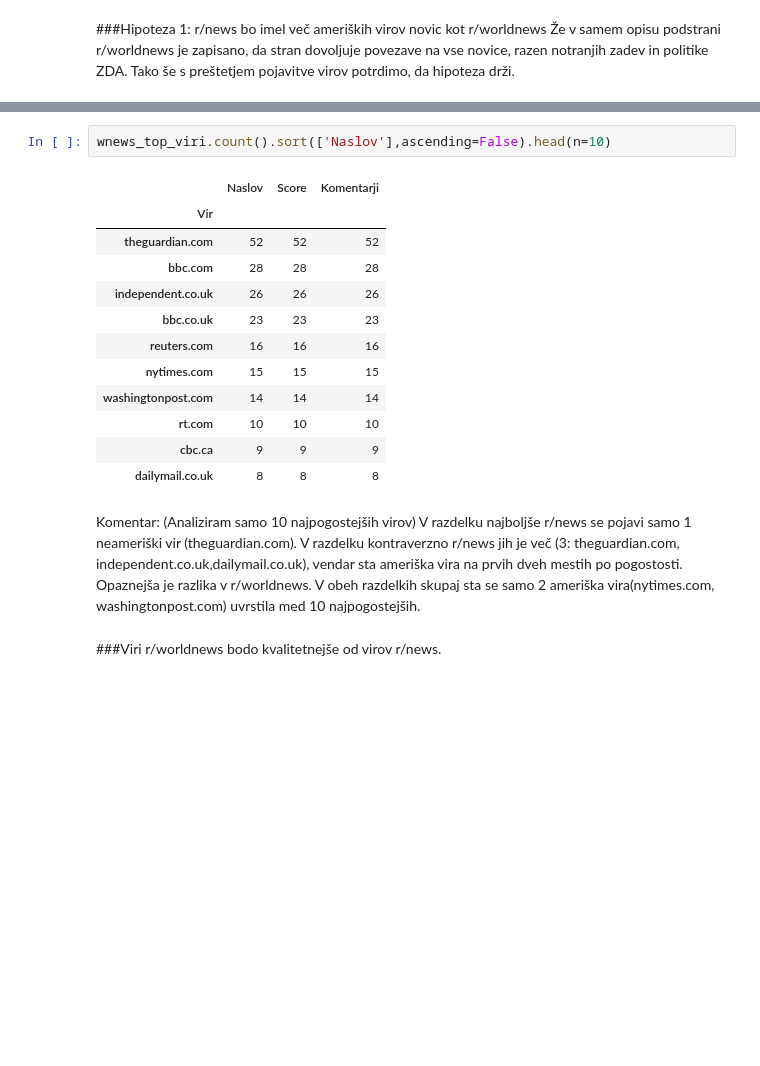
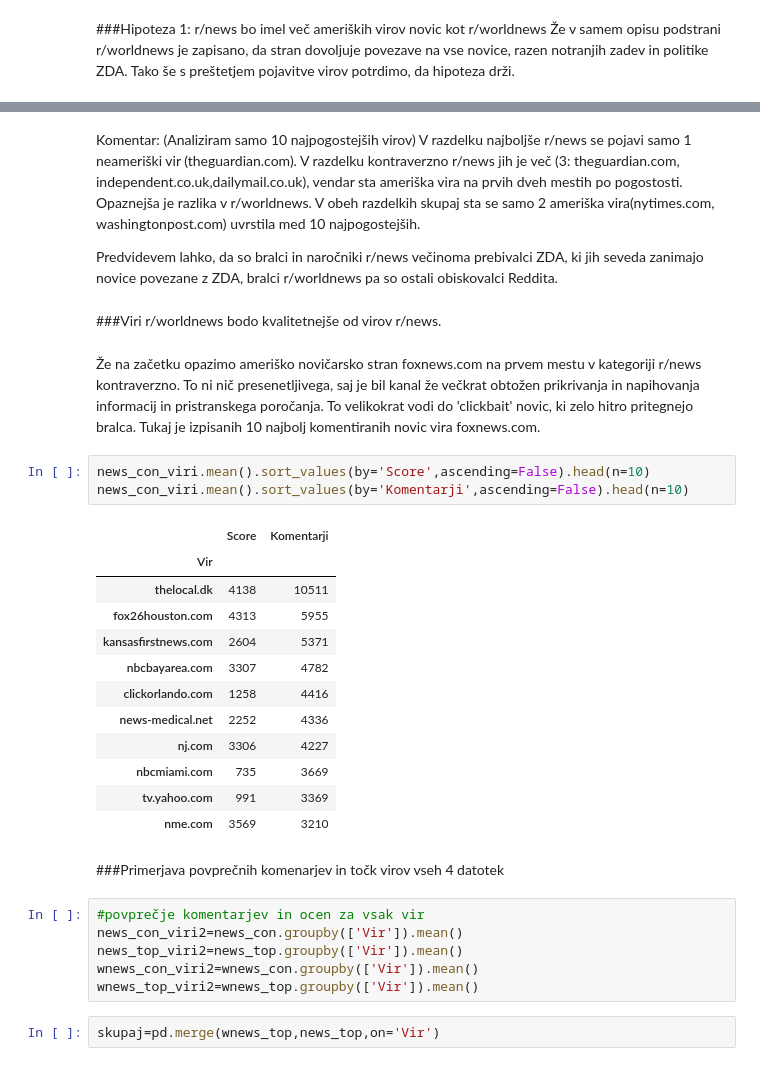
Before and after one commit to julijatominc/novice-Reddit, a Jupyter notebook: Analiza_novic.ipynb, the cells around one changed output, grey strips where cells are left out. Saved outputs shown, nothing was run; the diff lists cells and outputs as text; blank space fills up the shorter version.

```diff
--- a/Analiza_novic.ipynb
+++ b/Analiza_novic.ipynb
@@ -75,25 +90,40 @@ wnews_con_viri.count().sort(['Naslov'],ascending=False).head(n=10)
 | news.bbc.co.uk | 10 | 10 | 10 |
 | israelnationalnews.com | 10 | 10 | 10 |
 | ynetnews.com | 9 | 9 | 9 |
-# %%
-wnews_top_viri.count().sort(['Naslov'],ascending=False).head(n=10)
-# %% [output]
-|  | Naslov | Score | Komentarji |
-| Vir |  |  |  |
-| theguardian.com | 52 | 52 | 52 |
-| bbc.com | 28 | 28 | 28 |
-| independent.co.uk | 26 | 26 | 26 |
-| bbc.co.uk | 23 | 23 | 23 |
-| reuters.com | 16 | 16 | 16 |
-| nytimes.com | 15 | 15 | 15 |
-| washingtonpost.com | 14 | 14 | 14 |
-| rt.com | 10 | 10 | 10 |
-| cbc.ca | 9 | 9 | 9 |
-| dailymail.co.uk | 8 | 8 | 8 |
 # %% [markdown]
 Komentar:
 (Analiziram samo 10 najpogostejših virov)
 V razdelku najboljše r/news se pojavi samo 1 neameriški vir (theguardian.com). V razdelku kontraverzno r/news jih je več (3: theguardian.com, independent.co.uk,dailymail.co.uk), vendar sta ameriška vira na prvih dveh mestih po pogostosti.
 Opaznejša je razlika v r/worldnews. V obeh razdelkih skupaj sta se samo 2 ameriška vira(nytimes.com, washingtonpost.com) uvrstila med 10 najpogostejših.
+
+Predvidevem lahko, da so bralci in naročniki r/news večinoma prebivalci ZDA, ki jih seveda zanimajo novice povezane z ZDA, bralci r/worldnews pa so ostali obiskovalci Reddita.
 # %% [markdown]
 ###Viri r/worldnews bodo kvalitetnejše od virov r/news.
+# %% [markdown]
+Že na začetku opazimo ameriško novičarsko stran foxnews.com na prvem mestu v kategoriji r/news kontraverzno. To ni nič presenetljivega, saj je bil kanal že večkrat obtožen prikrivanja in napihovanja informacij in pristranskega poročanja. To velikokrat vodi do 'clickbait' novic, ki zelo hitro pritegnejo bralca. Tukaj je izpisanih 10 najbolj komentiranih novic vira foxnews.com.
+# %%
+news_con_viri.mean().sort_values(by='Score',ascending=False).head(n=10)
+news_con_viri.mean().sort_values(by='Komentarji',ascending=False).head(n=10)
+# %% [output]
+|  | Score | Komentarji |
+| Vir |  |  |
+| thelocal.dk | 4138 | 10511 |
+| fox26houston.com | 4313 | 5955 |
+| kansasfirstnews.com | 2604 | 5371 |
+| nbcbayarea.com | 3307 | 4782 |
+| clickorlando.com | 1258 | 4416 |
+| news-medical.net | 2252 | 4336 |
+| nj.com | 3306 | 4227 |
+| nbcmiami.com | 735 | 3669 |
+| tv.yahoo.com | 991 | 3369 |
+| nme.com | 3569 | 3210 |
+# %% [markdown]
+###Primerjava povprečnih komenarjev in točk virov vseh 4 datotek
+# %%
+#povprečje komentarjev in ocen za vsak vir
+news_con_viri2=news_con.groupby(['Vir']).mean()
+news_top_viri2=news_top.groupby(['Vir']).mean()
+wnews_con_viri2=wnews_con.groupby(['Vir']).mean()
+wnews_top_viri2=wnews_top.groupby(['Vir']).mean()
+# %%
+skupaj=pd.merge(wnews_top,news_top,on='Vir')
```
Also changed, not shown: parts of 5 cells of this notebook.
